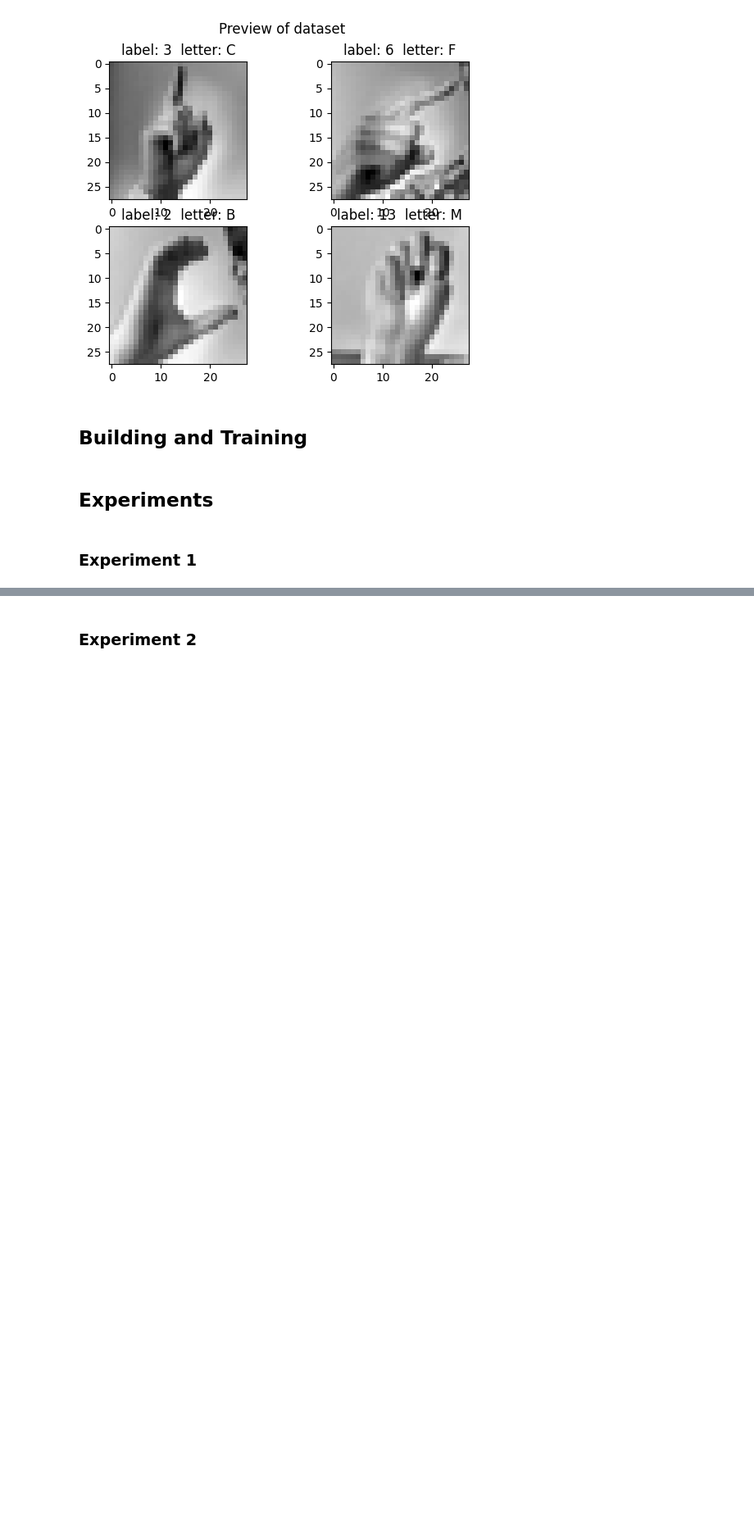
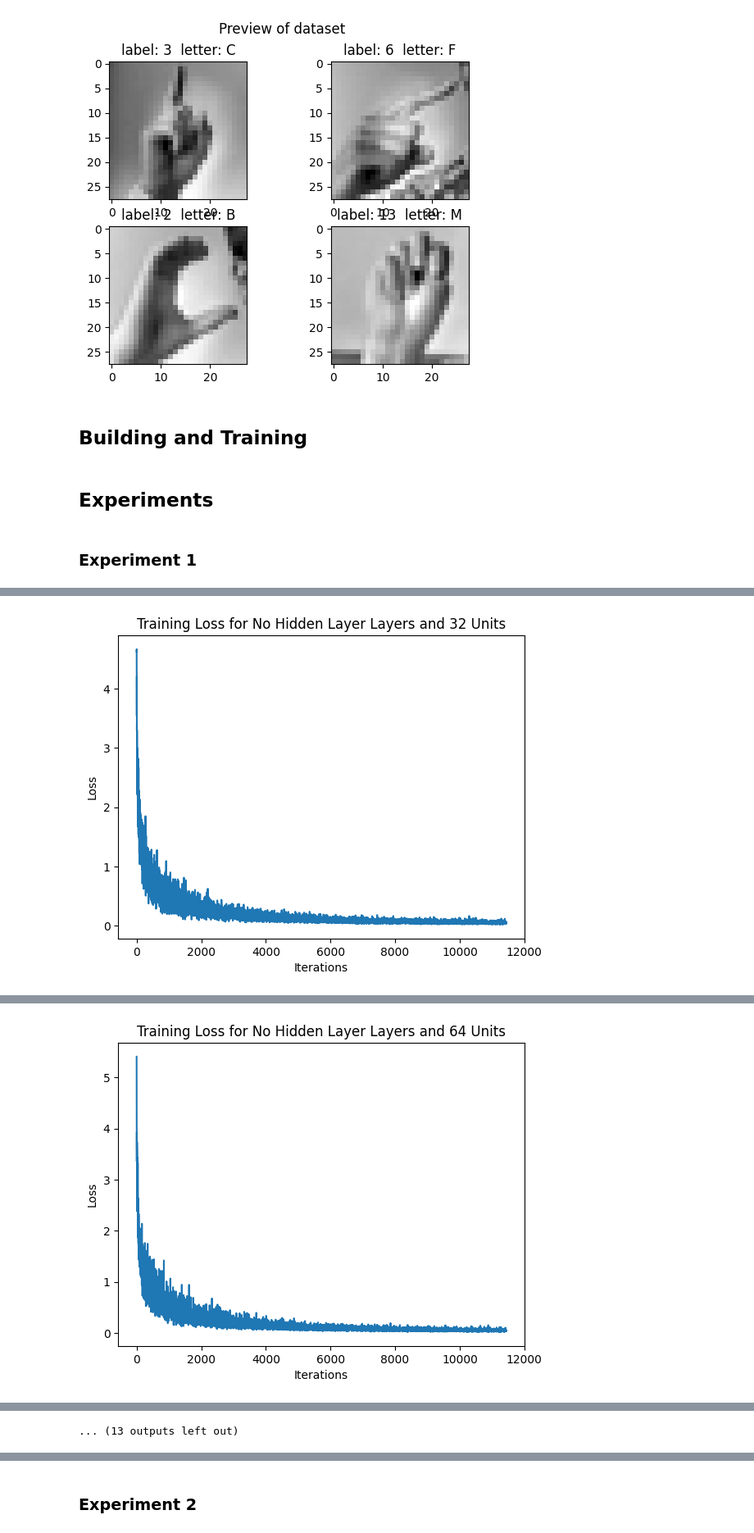
Before and after one commit to maxxrail/Image-Data-Classification, a Jupyter notebook: assignment3_group41.ipynb, the cells around one changed output, grey strips where cells are left out. Shown: that part at 82% size. Saved outputs shown, nothing was run; the diff lists cells and outputs as text; code cells hidden in the pictures; blank space fills up the shorter version.

Commit message:
Added graph for experiment 1 and 2

```diff
--- a/assignment3_group41.ipynb
+++ b/assignment3_group41.ipynb
@@ -34,6 +34,8 @@ def preprocessing(visualize=False):
     y_train = train_df['label'].values
     x_test = test_df.drop('label', axis=1).values
     y_test = test_df['label'].values
+
+    unique_labels, label_counts = np.unique(y_train, return_counts=True)
 
     # Mean subtraction
     x_train = x_train - np.mean(x_train, axis=0)
@@ -72,9 +74,17 @@ def preprocessing(visualize=False):
         print("Training labels shape:", y_train.shape)
         print("Test labels shape:", y_test.shape)
 
+        # Print the maximum and minimum number of labels per class
+        max_count = np.max(label_counts)
+        min_count = np.min(label_counts)
+        max_indices = np.where(label_counts == max_count)[0]
+        min_indices = np.where(label_counts == min_count)[0]
+        print(f"Maximum count - {unique_labels[max_indices]}: {max_count}")
+        print(f"Minimum count - {unique_labels[min_indices]}: {min_count}")
+
     return x_train, y_train, x_test, y_test
 
-x_train, y_train, x_test, y_test = preprocessing(visualize=True)
+x_train, y_train, x_test, y_test = preprocessing(visualize=False)
 # %% [output]
 Training data shape: (27455, 784)
 Test data shape: (7172, 784)
@@ -398,10 +410,11 @@ def experiment_1(hidden_units, hidden_layers, iterations, plot_show=False):
         results[str(layers)] = arch_results
     print(f"Max Accuracy: {max_accuracy}, for Units: {max_accuracy_units} and Layers: {max_accuracy_layers}")
 
+    return results
 # Experiment parameters
 hidden_units = [32, 64, 128, 256]
 hidden_layers = [0,1,2]
 
-experiment_1(hidden_units, hidden_layers, iterations=10, plot_show=False)
+results = experiment_1(hidden_units, hidden_layers, iterations=10, plot_show=True)
 # %% [output]
 Testing architecture: No Hidden Layer
@@ -423,0 +431 @@ Max Accuracy: 0.798382598996096, for Units: 256 and Layers: One Hidden Layer
+[figure, added]
@@ -423,0 +445 @@ Max Accuracy: 0.798382598996096, for Units: 256 and Layers: One Hidden Layer
+[figure, added]
@@ -423,0 +502 @@ Max Accuracy: 0.798382598996096, for Units: 256 and Layers: One Hidden Layer
+... (13 outputs left out)
```
Also changed, not shown: parts of 7 cells of this notebook.
